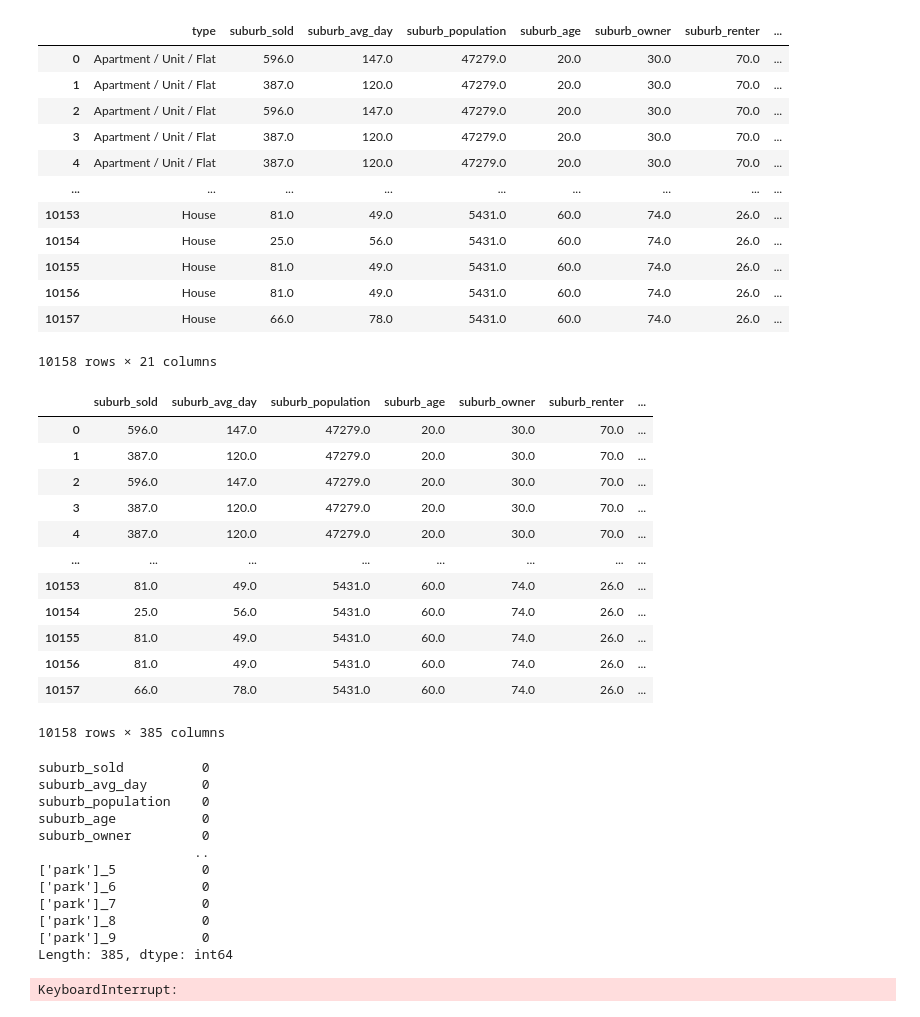
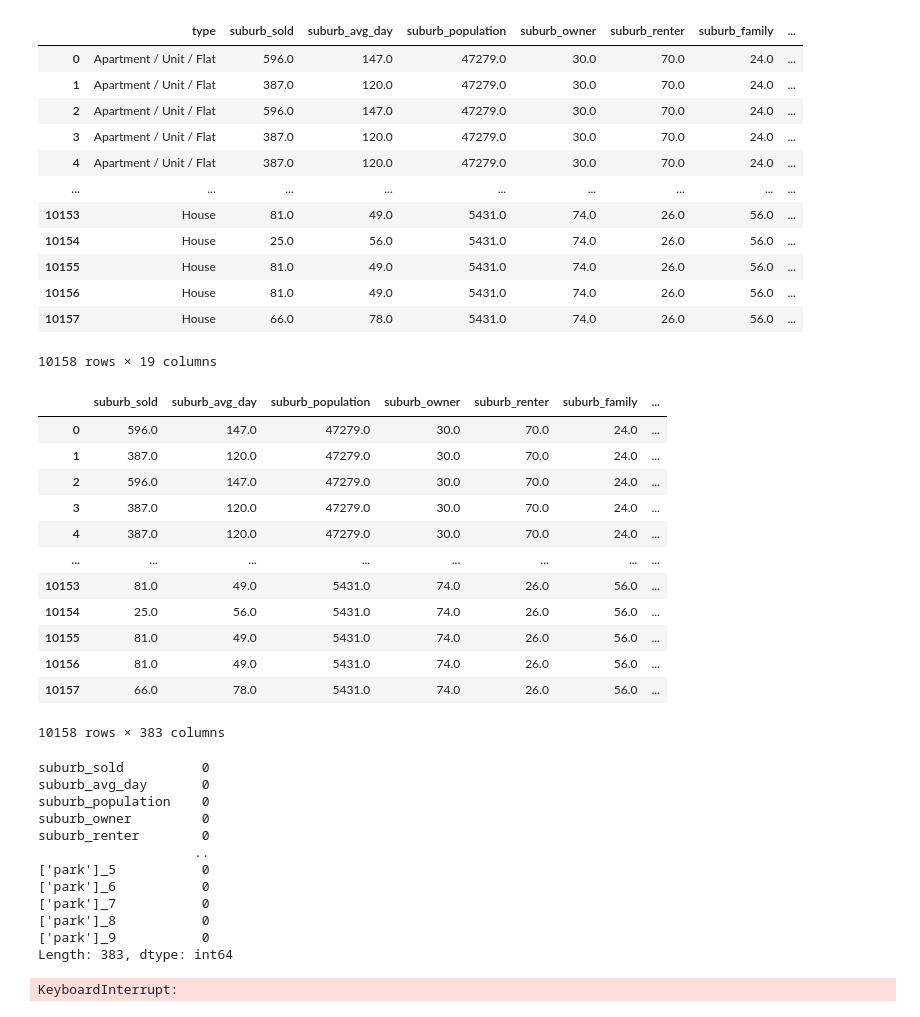
Before and after one commit to MAST30034-Applied-Data-Science/generic-real-estate-consulting-project-group-46, a Jupyter notebook: notebooks/DT.ipynb, the cells around one changed output. Cells and saved outputs as stored; diff of their text form; code cells hidden in the pictures.

```diff
--- a/notebooks/DT.ipynb
+++ b/notebooks/DT.ipynb
@@ -17,23 +17,24 @@ df.loc[df['postcode'] == 3004, 'suburb_renter'] = 70
 df.loc[df['postcode'] == 3004, 'suburb_family'] = 24
 df.loc[df['postcode'] == 3004, 'suburb_single'] = 76
 # %%
-df = df.drop(['Unnamed: 0','uri','name','cost_text','desc',
-              'coordinates','school_title','SA2_CODE21','Tot_P_P','avg_income','school_distance'], axis=1)
+df = df.drop(['Unnamed: 0','uri','name','cost_text','desc','avg_income',
+              'coordinates','school_title','SA2_CODE21','Tot_P_P',
+              'school_distance','suburb_age','Median_rent_weekly'], axis=1)
 df
 # %% [output]
-|  | type | suburb_sold | suburb_avg_day | suburb_population | suburb_age | suburb_owner | suburb_renter | ... |
-| 0 | Apartment / Unit / Flat | 596.0 | 147.0 | 47279.0 | 20.0 | 30.0 | 70.0 | ... |
-| 1 | Apartment / Unit / Flat | 387.0 | 120.0 | 47279.0 | 20.0 | 30.0 | 70.0 | ... |
-| 2 | Apartment / Unit / Flat | 596.0 | 147.0 | 47279.0 | 20.0 | 30.0 | 70.0 | ... |
-| 3 | Apartment / Unit / Flat | 387.0 | 120.0 | 47279.0 | 20.0 | 30.0 | 70.0 | ... |
-| 4 | Apartment / Unit / Flat | 387.0 | 120.0 | 47279.0 | 20.0 | 30.0 | 70.0 | ... |
+|  | type | suburb_sold | suburb_avg_day | suburb_population | suburb_owner | suburb_renter | suburb_family | ... |
+| 0 | Apartment / Unit / Flat | 596.0 | 147.0 | 47279.0 | 30.0 | 70.0 | 24.0 | ... |
+| 1 | Apartment / Unit / Flat | 387.0 | 120.0 | 47279.0 | 30.0 | 70.0 | 24.0 | ... |
+| 2 | Apartment / Unit / Flat | 596.0 | 147.0 | 47279.0 | 30.0 | 70.0 | 24.0 | ... |
+| 3 | Apartment / Unit / Flat | 387.0 | 120.0 | 47279.0 | 30.0 | 70.0 | 24.0 | ... |
+| 4 | Apartment / Unit / Flat | 387.0 | 120.0 | 47279.0 | 30.0 | 70.0 | 24.0 | ... |
 | ... | ... | ... | ... | ... | ... | ... | ... | ... |
-| 10153 | House | 81.0 | 49.0 | 5431.0 | 60.0 | 74.0 | 26.0 | ... |
-| 10154 | House | 25.0 | 56.0 | 5431.0 | 60.0 | 74.0 | 26.0 | ... |
-| 10155 | House | 81.0 | 49.0 | 5431.0 | 60.0 | 74.0 | 26.0 | ... |
-| 10156 | House | 81.0 | 49.0 | 5431.0 | 60.0 | 74.0 | 26.0 | ... |
-| 10157 | House | 66.0 | 78.0 | 5431.0 | 60.0 | 74.0 | 26.0 | ... |
+| 10153 | House | 81.0 | 49.0 | 5431.0 | 74.0 | 26.0 | 56.0 | ... |
+| 10154 | House | 25.0 | 56.0 | 5431.0 | 74.0 | 26.0 | 56.0 | ... |
+| 10155 | House | 81.0 | 49.0 | 5431.0 | 74.0 | 26.0 | 56.0 | ... |
+| 10156 | House | 81.0 | 49.0 | 5431.0 | 74.0 | 26.0 | 56.0 | ... |
+| 10157 | House | 66.0 | 78.0 | 5431.0 | 74.0 | 26.0 | 56.0 | ... |
-10158 rows × 21 columns
+10158 rows × 19 columns
 # %%
 dummies = pd.get_dummies(df.postcode,prefix=['p'])
 df = pd.concat([df,dummies],axis = 1)
@@ -59,19 +60,19 @@ df = df.drop(['Beds','Bath','Parking','type','postcode'], axis=1)
 # %%
 df
 # %% [output]
-|  | suburb_sold | suburb_avg_day | suburb_population | suburb_age | suburb_owner | suburb_renter | ... |
-| 0 | 596.0 | 147.0 | 47279.0 | 20.0 | 30.0 | 70.0 | ... |
-| 1 | 387.0 | 120.0 | 47279.0 | 20.0 | 30.0 | 70.0 | ... |
-| 2 | 596.0 | 147.0 | 47279.0 | 20.0 | 30.0 | 70.0 | ... |
-| 3 | 387.0 | 120.0 | 47279.0 | 20.0 | 30.0 | 70.0 | ... |
-| 4 | 387.0 | 120.0 | 47279.0 | 20.0 | 30.0 | 70.0 | ... |
+|  | suburb_sold | suburb_avg_day | suburb_population | suburb_owner | suburb_renter | suburb_family | ... |
+| 0 | 596.0 | 147.0 | 47279.0 | 30.0 | 70.0 | 24.0 | ... |
+| 1 | 387.0 | 120.0 | 47279.0 | 30.0 | 70.0 | 24.0 | ... |
+| 2 | 596.0 | 147.0 | 47279.0 | 30.0 | 70.0 | 24.0 | ... |
+| 3 | 387.0 | 120.0 | 47279.0 | 30.0 | 70.0 | 24.0 | ... |
+| 4 | 387.0 | 120.0 | 47279.0 | 30.0 | 70.0 | 24.0 | ... |
 | ... | ... | ... | ... | ... | ... | ... | ... |
-| 10153 | 81.0 | 49.0 | 5431.0 | 60.0 | 74.0 | 26.0 | ... |
-| 10154 | 25.0 | 56.0 | 5431.0 | 60.0 | 74.0 | 26.0 | ... |
-| 10155 | 81.0 | 49.0 | 5431.0 | 60.0 | 74.0 | 26.0 | ... |
-| 10156 | 81.0 | 49.0 | 5431.0 | 60.0 | 74.0 | 26.0 | ... |
-| 10157 | 66.0 | 78.0 | 5431.0 | 60.0 | 74.0 | 26.0 | ... |
+| 10153 | 81.0 | 49.0 | 5431.0 | 74.0 | 26.0 | 56.0 | ... |
+| 10154 | 25.0 | 56.0 | 5431.0 | 74.0 | 26.0 | 56.0 | ... |
+| 10155 | 81.0 | 49.0 | 5431.0 | 74.0 | 26.0 | 56.0 | ... |
+| 10156 | 81.0 | 49.0 | 5431.0 | 74.0 | 26.0 | 56.0 | ... |
+| 10157 | 66.0 | 78.0 | 5431.0 | 74.0 | 26.0 | 56.0 | ... |
-10158 rows × 385 columns
+10158 rows × 383 columns
 # %%
 for c in df.columns:
     if df[c].isnull().values.any():
@@ -82,15 +83,15 @@ df.isnull().sum()
 suburb_sold          0
 suburb_avg_day       0
 suburb_population    0
-suburb_age           0
 suburb_owner         0
+suburb_renter        0
                     ..
 ['park']_5           0
 ['park']_6           0
 ['park']_7           0
 ['park']_8           0
 ['park']_9           0
-Length: 385, dtype: int64
+Length: 383, dtype: int64
 # %%
 target= np.array(df['cost'])
 features = df.drop('cost', axis = 1)
```
Also changed, not shown: parts of 2 cells of this notebook.
